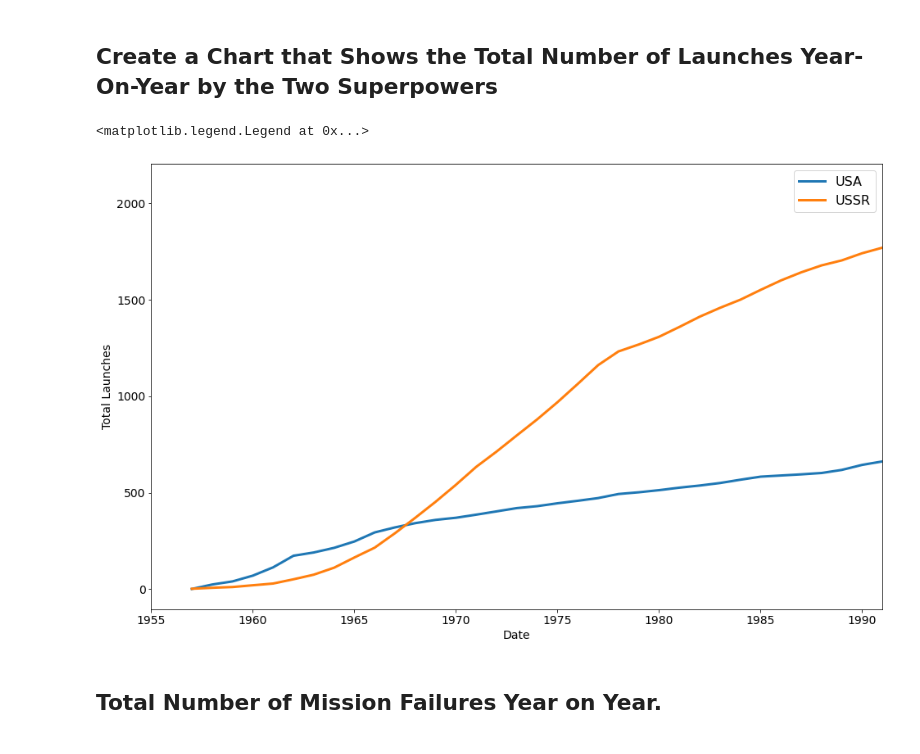
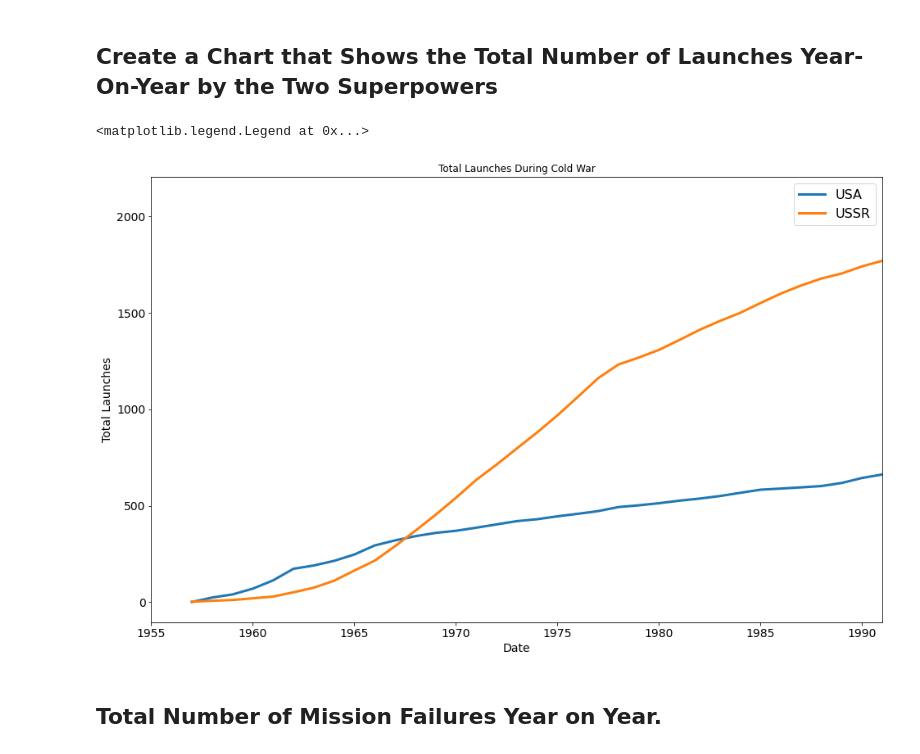
Before and after one commit to leocraig18/Data-Science-Analysis, a Jupyter notebook: Space_Missions_Analysis.ipynb, the cells around one changed output. Cells and saved outputs as stored; diff of their text form; code cells hidden in the pictures.

```diff
--- a/Space_Missions_Analysis.ipynb
+++ b/Space_Missions_Analysis.ipynb
@@ -149,0 +155,4 @@ Index(['Organisation', 'Location', 'Date', 'Detail', 'Rocket_Status', 'Price',
+# %%
+# Removing the duplicate
+df_data = df_data.drop_duplicates()
+print(f'Any duplicates? {df_data.duplicated().values.any()}')
@@ -749,16 +772,17 @@ df_cumulative = df.cumsum()
 # %%
 plt.figure(figsize=(16,10))
 plt.xticks(fontsize=14)
 plt.yticks(fontsize=14)
 plt.xlabel('Date', fontsize=14)
 plt.ylabel('Total Launches', fontsize=14)
+plt.title('Total Launches During Cold War')
 plt.xlim(1955, 1991)
 for column in df.columns:
     plt.plot(df_cumulative.index, df_cumulative[column], linewidth=3, label=df_cumulative[column].name)
 plt.legend(fontsize=16)
 # %% [output]
 <matplotlib.legend.Legend at 0x...>
-[figure, old version]
+[figure, new version]
 # %% [markdown]
 ## Total Number of Mission Failures Year on Year.
 # %%
```
Also changed, not shown: parts of 51 cells of this notebook.
